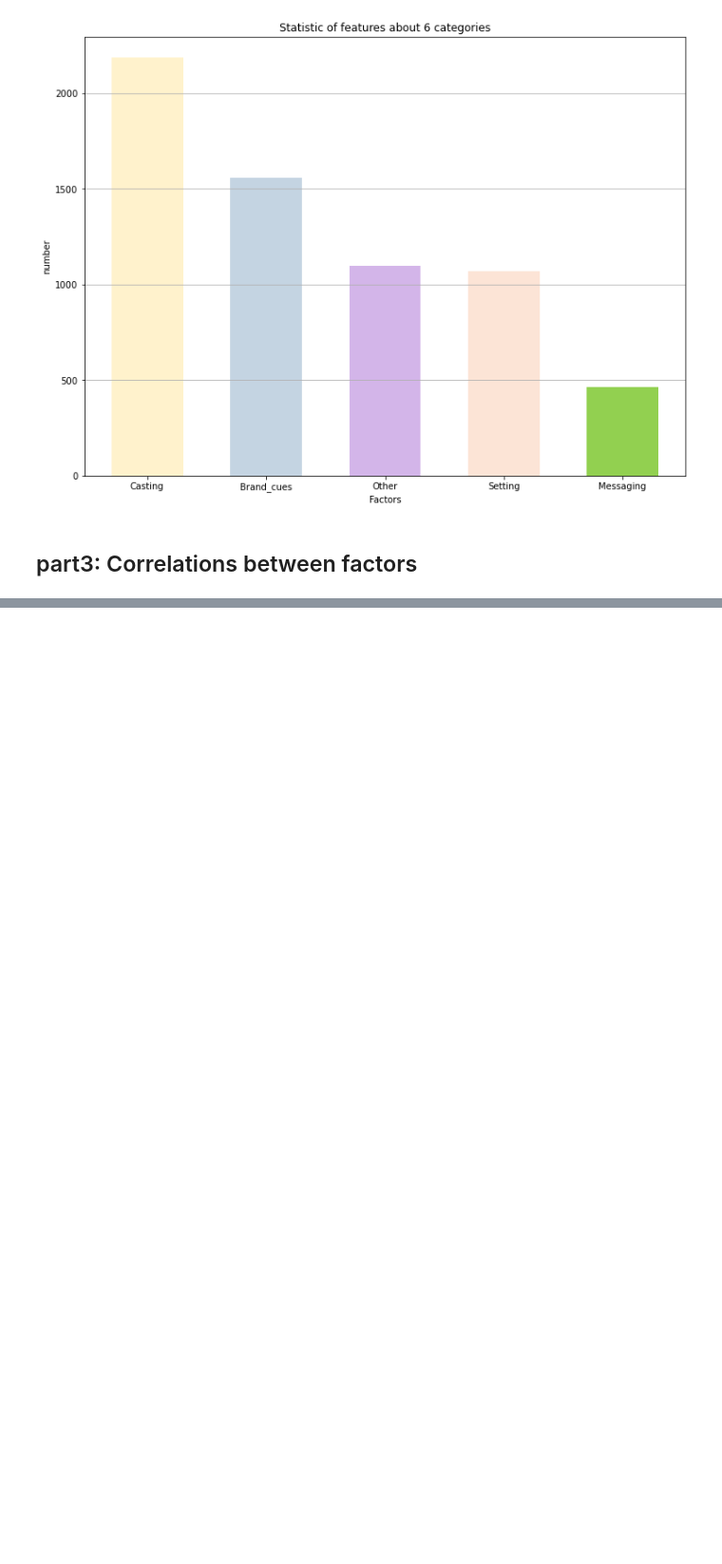
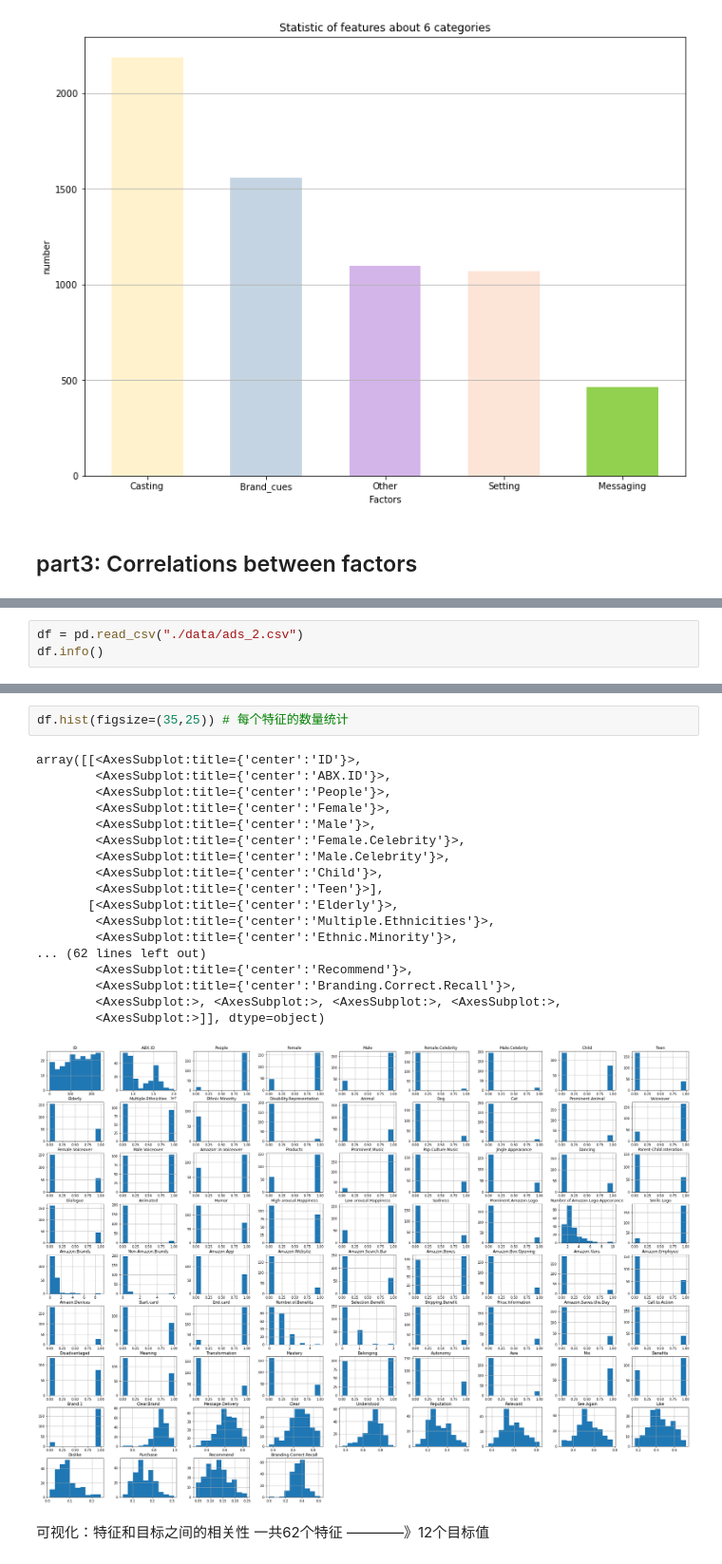
Before and after one commit to MatteeXie/Ads_effectiveness, a Jupyter notebook: data_process.ipynb, the cells around one changed output, grey strips where cells are left out. Shown: that part at 95% size. Saved outputs shown, nothing was run; the diff lists cells and outputs as text; blank space fills up the shorter version.

```diff
--- a/data_process.ipynb
+++ b/data_process.ipynb
@@ -132,0 +120,3 @@ plt.show()
+# %%
+df = pd.read_csv("./data/ads_2.csv")
+df.info()
@@ -132,0 +154,24 @@ plt.show()
+# %%
+df.hist(figsize=(35,25)) # 每个特征的数量统计
+# %% [output]
+array([[<AxesSubplot:title={'center':'ID'}>,
+        <AxesSubplot:title={'center':'ABX.ID'}>,
+        <AxesSubplot:title={'center':'People'}>,
+        <AxesSubplot:title={'center':'Female'}>,
+        <AxesSubplot:title={'center':'Male'}>,
+        <AxesSubplot:title={'center':'Female.Celebrity'}>,
+        <AxesSubplot:title={'center':'Male.Celebrity'}>,
+        <AxesSubplot:title={'center':'Child'}>,
+        <AxesSubplot:title={'center':'Teen'}>],
+       [<AxesSubplot:title={'center':'Elderly'}>,
+        <AxesSubplot:title={'center':'Multiple.Ethnicities'}>,
+        <AxesSubplot:title={'center':'Ethnic.Minority'}>,
+... (62 lines left out)
+        <AxesSubplot:title={'center':'Recommend'}>,
+        <AxesSubplot:title={'center':'Branding.Correct.Recall'}>,
+        <AxesSubplot:>, <AxesSubplot:>, <AxesSubplot:>, <AxesSubplot:>,
+        <AxesSubplot:>]], dtype=object)
+[figure, added]
+# %% [markdown]
+可视化：特征和目标之间的相关性
+一共62个特征 ————》12个目标值
```
Also changed, not shown: parts of 9 cells of this notebook, 32 other files.
